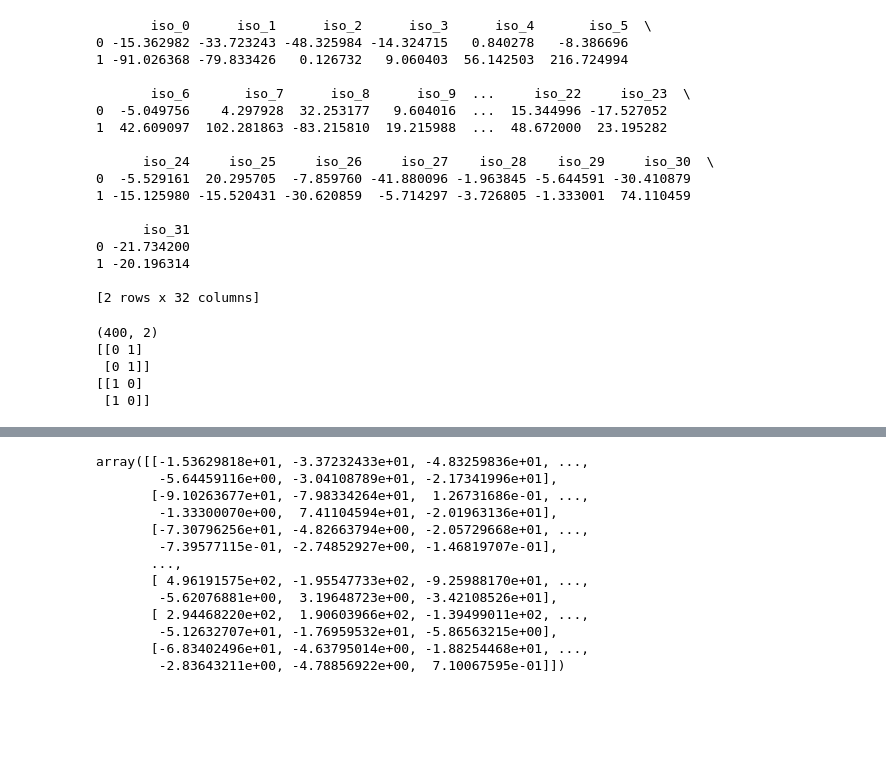
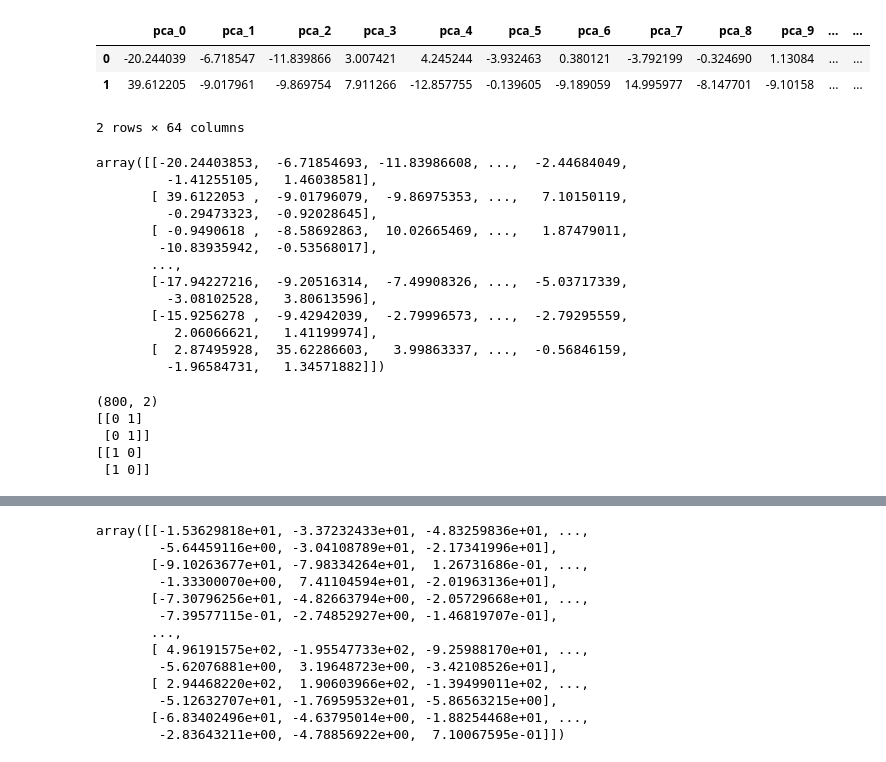
Before and after one commit to Al-Ashir-Intisar/quantum-computing, a Jupyter notebook: project_codes/Final_Project_VQC.ipynb, the cells around one changed output, grey strips where cells are left out. Saved outputs shown, nothing was run; the diff lists cells and outputs as text; code cells hidden in the pictures; blank space fills up the shorter version.

```diff
--- a/project_codes/Final_Project_VQC.ipynb
+++ b/project_codes/Final_Project_VQC.ipynb
@@ -27,3 +23,3 @@ pwd
 # %%
- sample_dan_sequence = pd.read_csv(r"sample_dna_encoded_matrix.csv")
+ sample_pca_reduced_df = pd.read_csv(r"X_pca_df800.csv")
 # %%
@@ -77,32 +29,36 @@ X_reduced_df.head()
-# %%
-print(X_reduced_df.head(2))
-first_row = X_reduced_df.iloc[0, 1:].values.astype(float)
-# %% [output]
-       iso_0      iso_1      iso_2      iso_3      iso_4       iso_5  \
-0 -15.362982 -33.723243 -48.325984 -14.324715   0.840278   -8.386696
-1 -91.026368 -79.833426   0.126732   9.060403  56.142503  216.724994
-
-       iso_6       iso_7      iso_8      iso_9  ...     iso_22     iso_23  \
-0  -5.049756    4.297928  32.253177   9.604016  ...  15.344996 -17.527052
-1  42.609097  102.281863 -83.215810  19.215988  ...  48.672000  23.195282
-
-      iso_24     iso_25     iso_26     iso_27    iso_28    iso_29     iso_30  \
-0  -5.529161  20.295705  -7.859760 -41.880096 -1.963845 -5.644591 -30.410879
-1 -15.125980 -15.520431 -30.620859  -5.714297 -3.726805 -1.333001  74.110459
-
-      iso_31
-0 -21.734200
-1 -20.196314
-
-[2 rows x 32 columns]
+# %%
+sample_pca_reduced_df.head(2)
+# %% [output]
+|  | pca_0 | pca_1 | pca_2 | pca_3 | pca_4 | pca_5 | pca_6 | pca_7 | pca_8 | pca_9 | ... | ... |
+| 0 | -20.244039 | -6.718547 | -11.839866 | 3.007421 | 4.245244 | -3.932463 | 0.380121 | -3.792199 | -0.324690 | 1.13084 | ... | ... |
+| 1 | 39.612205 | -9.017961 | -9.869754 | 7.911266 | -12.857755 | -0.139605 | -9.189059 | 14.995977 | -8.147701 | -9.10158 | ... | ... |
+2 rows × 64 columns
+# %%
+X_pca = sample_pca_reduced_df.values.astype(float)
+X_pca
+# %% [output]
+array([[-20.24403853,  -6.71854693, -11.83986608, ...,  -2.44684049,
+         -1.41255105,   1.46038581],
+       [ 39.6122053 ,  -9.01796079,  -9.86975353, ...,   7.10150119,
+         -0.29473323,  -0.92028645],
+       [ -0.9490618 ,  -8.58692863,  10.02665469, ...,   1.87479011,
+        -10.83935942,  -0.53568017],
+       ...,
+       [-17.94227216,  -9.20516314,  -7.49908326, ...,  -5.03717339,
+         -3.08102528,   3.80613596],
+       [-15.9256278 ,  -9.42942039,  -2.79996573, ...,  -2.79295559,
+          2.06066621,   1.41199974],
+       [  2.87495928,  35.62286603,   3.99863337, ...,  -0.56846159,
+         -1.96584731,   1.34571882]])
 # %%
-# create array of shape (400,2) as the labels (positive [1,0], and negative [0,1])
-y_one_hot = np.array([[0, 1]] * 200 + [[1, 0]] * 200)
+# create array of shape (800,2) as the labels (positive [1,0], and negative [0,1])
+num_samples = 400
+y_one_hot = np.array([[0, 1]] * num_samples + [[1, 0]] * num_samples)
 print(y_one_hot.shape)
 print(y_one_hot[0:2])
 print(y_one_hot[-2:])
 # %% [output]
-(400, 2)
+(800, 2)
 [[0 1]
  [0 1]]
 [[1 0]
```
Also changed, not shown: parts of 14 cells of this notebook, 3 other files.
